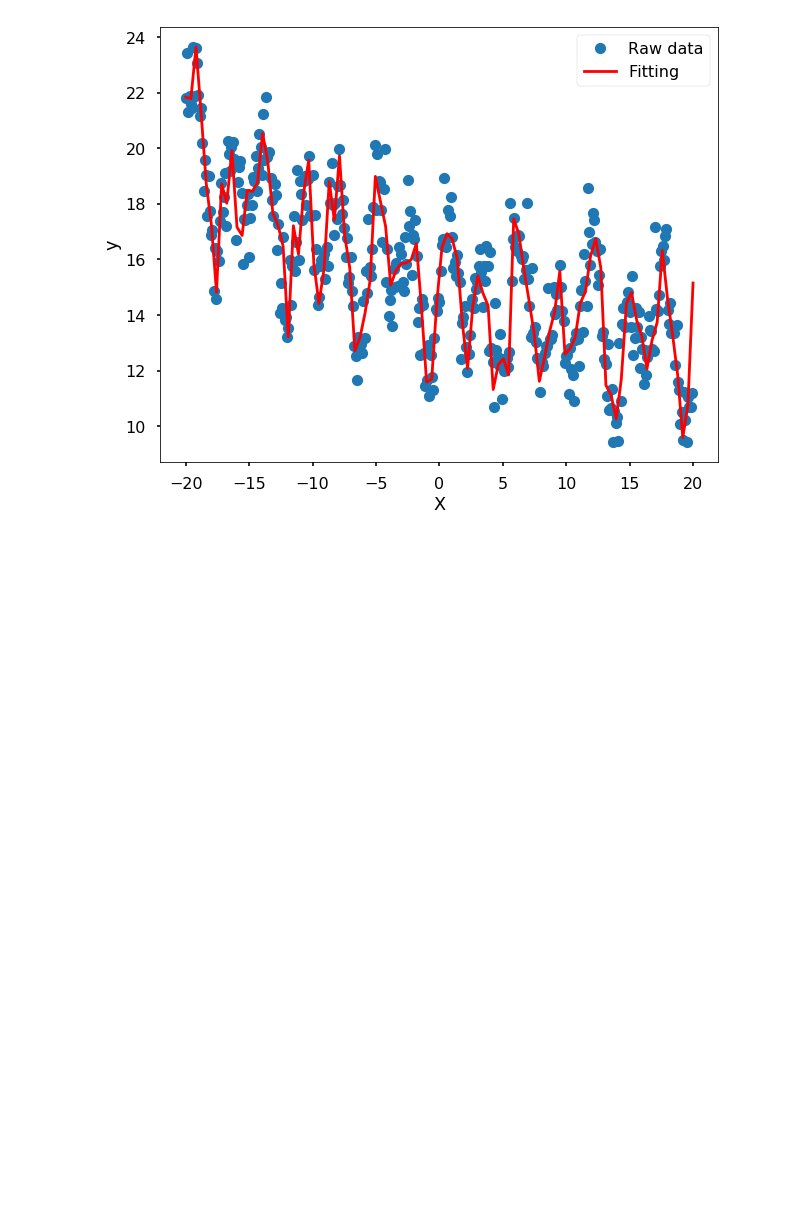
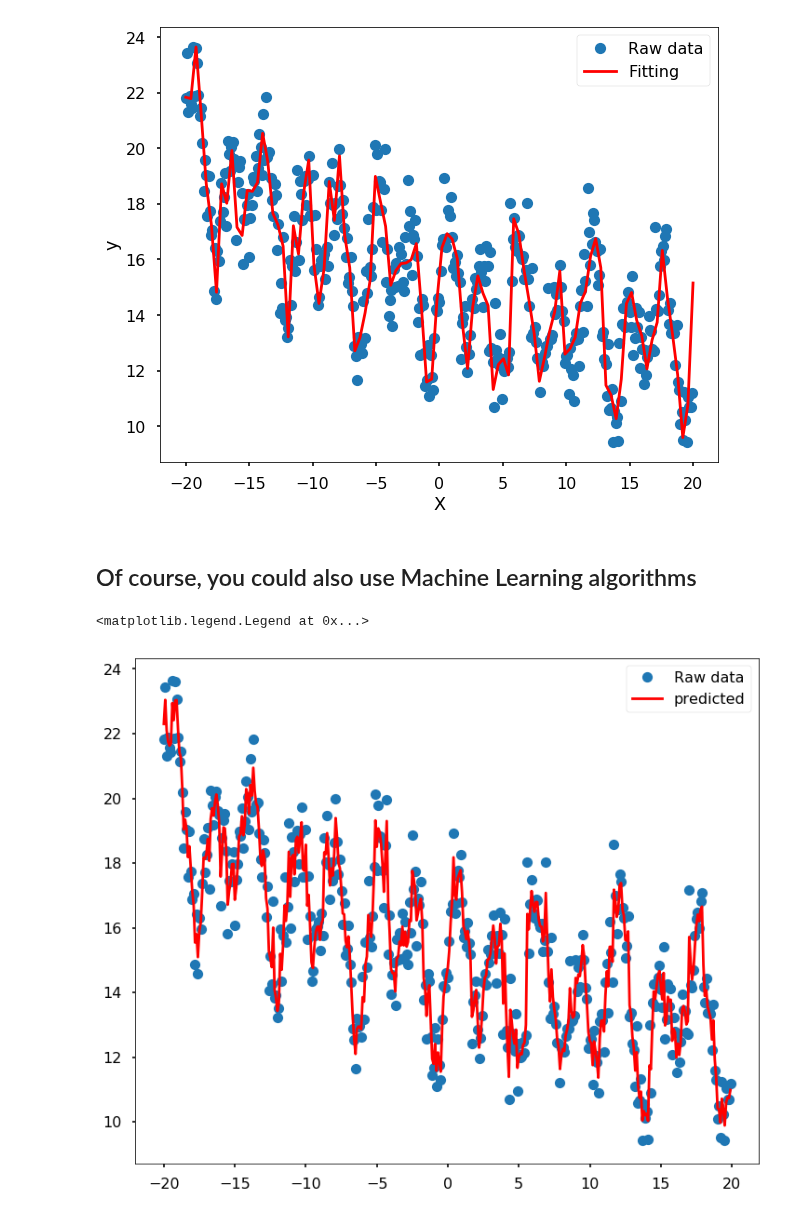
Before and after one commit to qingkaikong/blog, a Jupyter notebook: 2018_18_Curve_fitting/Curve_fitting.ipynb, the cells around one changed output. Cells and saved outputs as stored; diff of their text form; code cells hidden in the pictures; blank space fills up the shorter version.

```diff
--- a/2018_18_Curve_fitting/Curve_fitting.ipynb
+++ b/2018_18_Curve_fitting/Curve_fitting.ipynb
@@ -95,0 +94,2 @@ UnivariateSpline?
+# %% [markdown]
+## Of course, you could also use Machine Learning algorithms
@@ -95,0 +99,11 @@ UnivariateSpline?
+# %%
+# fit the model and get the estimation for each data points
+yfit = RandomForestRegressor(100, random_state=42).fit(x[:, None], y).predict(x[:, None])
+
+plt.figure(figsize = (12,10))
+plt.plot(x, y, 'o', label = 'Raw data')
+plt.plot(x, yfit, '-r', label = 'predicted', zorder = 10)
+plt.legend()
+# %% [output]
+<matplotlib.legend.Legend at 0x...>
+[figure, added]
```
Also changed, not shown: parts of 2 cells of this notebook.
